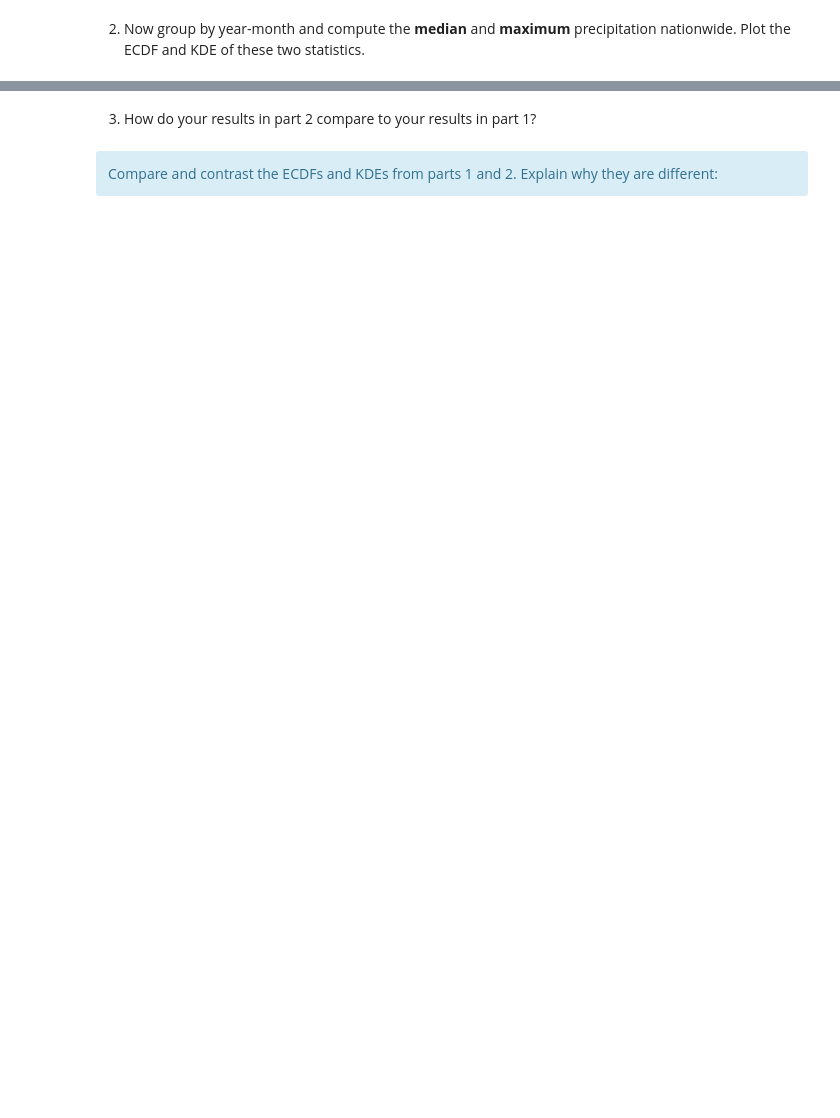
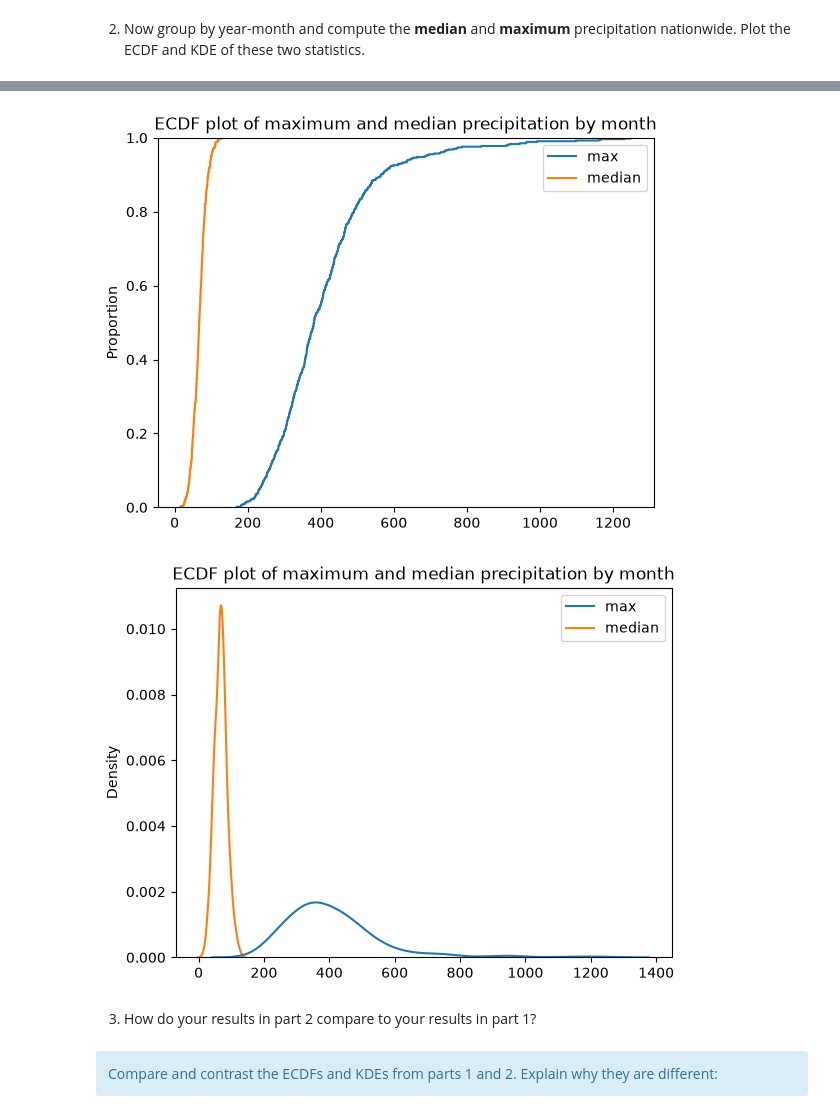
Before and after one commit to wesleyfletcher/UU_F26_templates, a Jupyter notebook: Week05/Thursday_Lab/lab_05.ipynb, the cells around one changed output, grey strips where cells are left out. Drawn from its saved outputs; the diff is of its cells as text; code cells hidden in the pictures; blank space fills up the shorter version.

```diff
--- a/Week05/Thursday_Lab/lab_05.ipynb
+++ b/Week05/Thursday_Lab/lab_05.ipynb
@@ -102,2 +120,5 @@ df.head()
 # %% [markdown]
 2. Now group by year-month and compute the **median** and **maximum** precipitation nationwide. Plot the ECDF and KDE of these two statistics.
+# %%
+month_group = df.groupby(['year', 'month'])['prcp_total_mm'].aggregate(['max', 'median'])
+month_group
@@ -104,3 +140,14 @@ df.head()
+# %%
+sns.ecdfplot(month_group)
+plt.title('ECDF plot of maximum and median precipitation by month')
+plt.show()
+
+sns.kdeplot(month_group)
+plt.title('ECDF plot of maximum and median precipitation by month')
+plt.show()
+# %% [output]
+[figure, added]
+[figure, added]
 # %% [markdown]
 3. How do your results in part 2 compare to your results in part 1?
 # %% [markdown]
```
Also changed, not shown: parts of 22 cells of this notebook, 1 other file.
